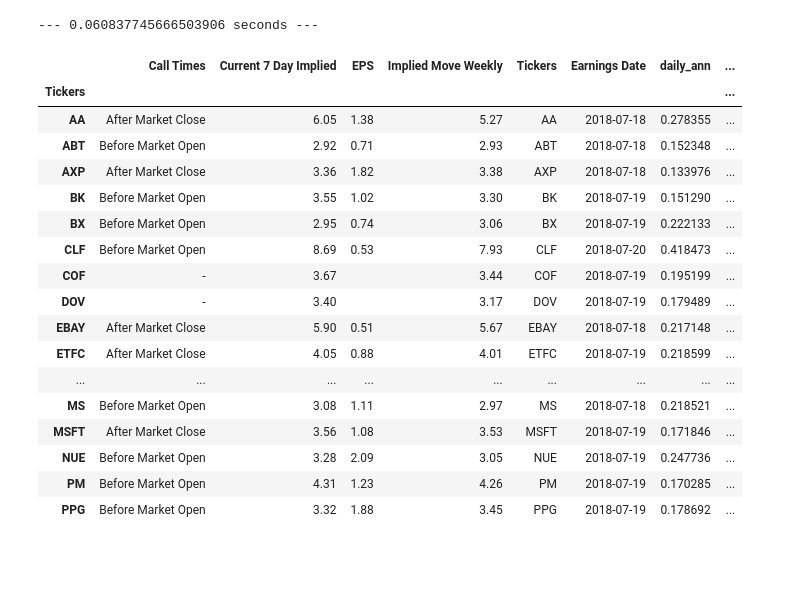
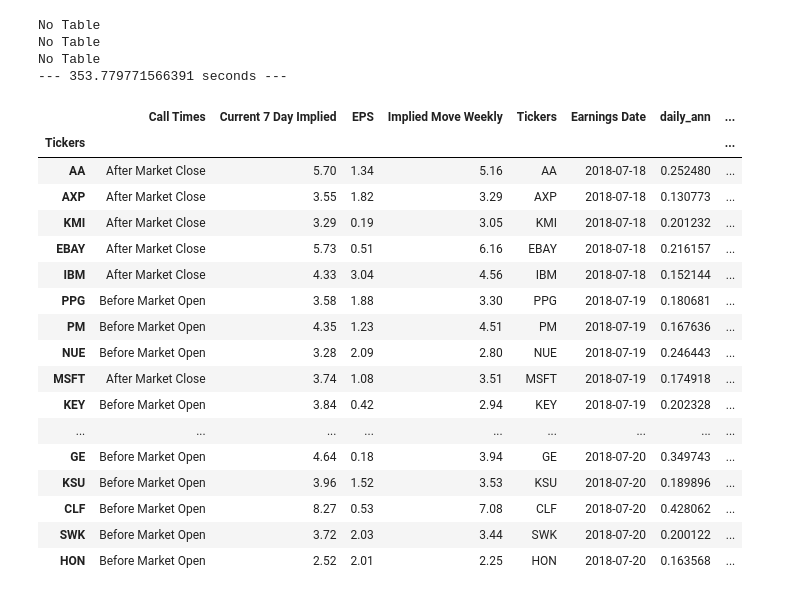
Before and after one commit to auto-d1dact/SPX-Put-Selling, a Jupyter notebook: Live Data Pulling/Options Pulling/Earnings Strategies.ipynb, the cells around one changed output. Drawn from its saved outputs; the diff is of its cells as text; code cells hidden in the pictures; blank space fills up the shorter version.

```diff
--- a/Live Data Pulling/Options Pulling/Earnings Strategies.ipynb
+++ b/Live Data Pulling/Options Pulling/Earnings Strategies.ipynb
@@ -599,37 +601,60 @@ def earnings_condor(tick, max_gap, dte_thresh, money_thresh):
 # %%
 start_time = time.time()
 
-# earnings
-# tick_lst = earnings.Tickers.tolist()
-# vols = current_volatility(tick_lst, roll = 22)
+earnings_lst = []
+for date in [dt.datetime.today().date() + dt.timedelta(i) for i in range(5 - dt.datetime.today().date().weekday())]:
+    curr_earning = yahoo_earnings(date)
+    curr_earning['Earnings Date'] = date
+    earnings_lst.append(curr_earning)
+earnings = pd.concat(earnings_lst,axis = 0)
+tick_lst = earnings.Tickers.tolist()
+vols = current_volatility(tick_lst, roll = 22)
+earnings.index = earnings.Tickers
 earnings_df = earnings.drop_duplicates().join(vols, how='right').drop_duplicates()
 earnings_df['Lower Bound'] = np.round(earnings_df['close']*(1 - earnings_df['Implied Move Weekly']/100),2)
 earnings_df['Upper Bound'] = np.round(earnings_df['close']*(1 + earnings_df['Implied Move Weekly']/100),2)
 print("--- %s seconds ---" % (time.time() - start_time))
-earnings_df.index = range(len(earnings_df))
-earnings_df = earnings_df.drop(4)
 earnings_df.index = earnings_df.Tickers
-earnings_df
+#earnings_df.sort_values('Earnings Date')
+
+# Display Portion
+names = earnings_df[((earnings_df['Call Times'] == 'After Market Close') &
+                     (earnings_df['Earnings Date'] == dt.datetime.today().date())) |
+                    ((earnings_df['Call Times'] == 'Before Market Open') &
+                     (earnings_df['Earnings Date'] == dt.datetime.today().date() + dt.timedelta(1)))].sort_values('Earnings Date')
 # %% [output]
---- 0.060837745666503906 seconds ---
+No Table
+No Table
+No Table
+--- 353.779771566391 seconds ---
-|  | Call Times | Current 7 Day Implied | EPS | Implied Move Weekly | Tickers | Earnings Date | daily_ann | ... |
-| Tickers |  |  |  |  |  |  |  | ... |
-| AA | After Market Close | 6.05 | 1.38 | 5.27 | AA | 2018-07-18 | 0.278355 | ... |
-| ABT | Before Market Open | 2.92 | 0.71 | 2.93 | ABT | 2018-07-18 | 0.152348 | ... |
-| AXP | After Market Close | 3.36 | 1.82 | 3.38 | AXP | 2018-07-18 | 0.133976 | ... |
-| BK | Before Market Open | 3.55 | 1.02 | 3.30 | BK | 2018-07-19 | 0.151290 | ... |
-| BX | Before Market Open | 2.95 | 0.74 | 3.06 | BX | 2018-07-19 | 0.222133 | ... |
-| CLF | Before Market Open | 8.69 | 0.53 | 7.93 | CLF | 2018-07-20 | 0.418473 | ... |
-| COF | - | 3.67 |  | 3.44 | COF | 2018-07-19 | 0.195199 | ... |
-| DOV | - | 3.40 |  | 3.17 | DOV | 2018-07-19 | 0.179489 | ... |
-| EBAY | After Market Close | 5.90 | 0.51 | 5.67 | EBAY | 2018-07-18 | 0.217148 | ... |
-| ETFC | After Market Close | 4.05 | 0.88 | 4.01 | ETFC | 2018-07-19 | 0.218599 | ... |
-| ... | ... | ... | ... | ... | ... | ... | ... | ... |
-| MS | Before Market Open | 3.08 | 1.11 | 2.97 | MS | 2018-07-18 | 0.218521 | ... |
-| MSFT | After Market Close | 3.56 | 1.08 | 3.53 | MSFT | 2018-07-19 | 0.171846 | ... |
-| NUE | Before Market Open | 3.28 | 2.09 | 3.05 | NUE | 2018-07-19 | 0.247736 | ... |
-| PM | Before Market Open | 4.31 | 1.23 | 4.26 | PM | 2018-07-19 | 0.170285 | ... |
-| PPG | Before Market Open | 3.32 | 1.88 | 3.45 | PPG | 2018-07-19 | 0.178692 | ... |
+# %%
+names = earnings_df[((earnings_df['Call Times'] == 'After Market Close') &
+                     (earnings_df['Earnings Date'] == dt.datetime.today().date())) |
+                    ((earnings_df['Earnings Date'] >= dt.datetime.today().date() + dt.timedelta(1)))].sort_values('Earnings Date')
+
+names.index = range(len(names))
+names = names.drop([4,17])
+names.index = names.Tickers
+names
+# %% [output]
+|  | Call Times | Current 7 Day Implied | EPS | Implied Move Weekly | Tickers | Earnings Date | daily_ann | ... |
+| Tickers |  |  |  |  |  |  |  | ... |
+| AA | After Market Close | 5.70 | 1.34 | 5.16 | AA | 2018-07-18 | 0.252480 | ... |
+| AXP | After Market Close | 3.55 | 1.82 | 3.29 | AXP | 2018-07-18 | 0.130773 | ... |
+| KMI | After Market Close | 3.29 | 0.19 | 3.05 | KMI | 2018-07-18 | 0.201232 | ... |
+| EBAY | After Market Close | 5.73 | 0.51 | 6.16 | EBAY | 2018-07-18 | 0.216157 | ... |
+| IBM | After Market Close | 4.33 | 3.04 | 4.56 | IBM | 2018-07-18 | 0.152144 | ... |
+| PPG | Before Market Open | 3.58 | 1.88 | 3.30 | PPG | 2018-07-19 | 0.180681 | ... |
+| PM | Before Market Open | 4.35 | 1.23 | 4.51 | PM | 2018-07-19 | 0.167636 | ... |
+| NUE | Before Market Open | 3.28 | 2.09 | 2.80 | NUE | 2018-07-19 | 0.246443 | ... |
+| MSFT | After Market Close | 3.74 | 1.08 | 3.51 | MSFT | 2018-07-19 | 0.174918 | ... |
+| KEY | Before Market Open | 3.84 | 0.42 | 2.94 | KEY | 2018-07-19 | 0.202328 | ... |
+| ... | ... | ... | ... | ... | ... | ... | ... | ... |
+| GE | Before Market Open | 4.64 | 0.18 | 3.94 | GE | 2018-07-20 | 0.349743 | ... |
+| KSU | Before Market Open | 3.96 | 1.52 | 3.53 | KSU | 2018-07-20 | 0.189896 | ... |
+| CLF | Before Market Open | 8.27 | 0.53 | 7.08 | CLF | 2018-07-20 | 0.428062 | ... |
+| SWK | Before Market Open | 3.72 | 2.03 | 3.44 | SWK | 2018-07-20 | 0.200122 | ... |
+| HON | Before Market Open | 2.52 | 2.01 | 2.25 | HON | 2018-07-20 | 0.163568 | ... |
 # %%
 start_time = time.time()
 
```
Also changed, not shown: parts of 7 cells of this notebook, 2 other files.
